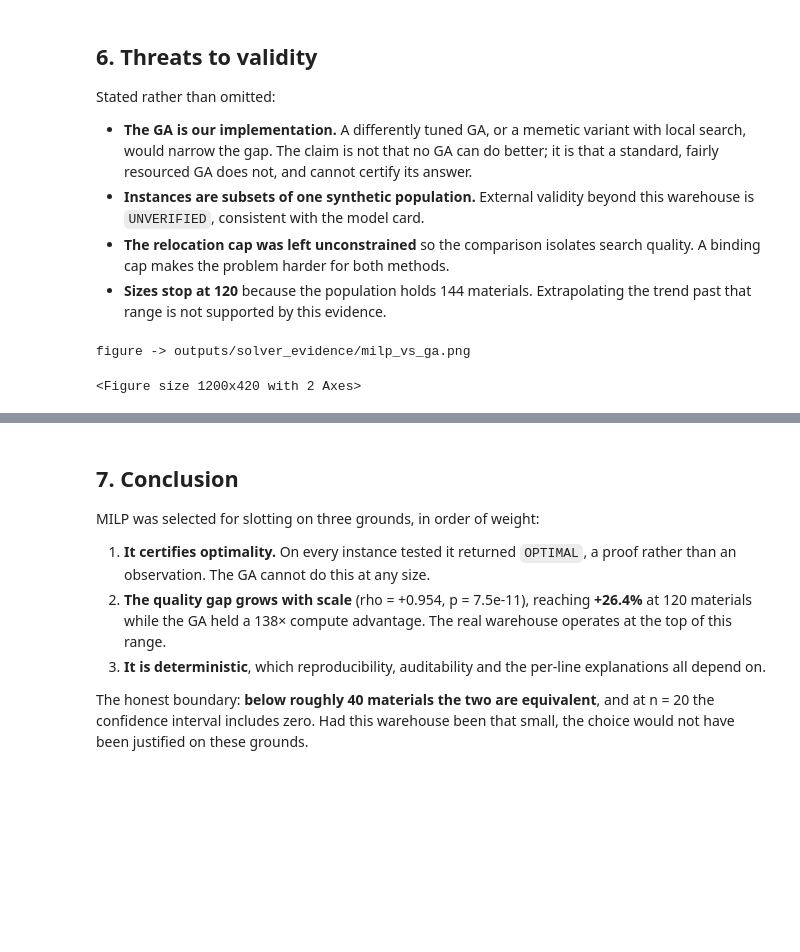
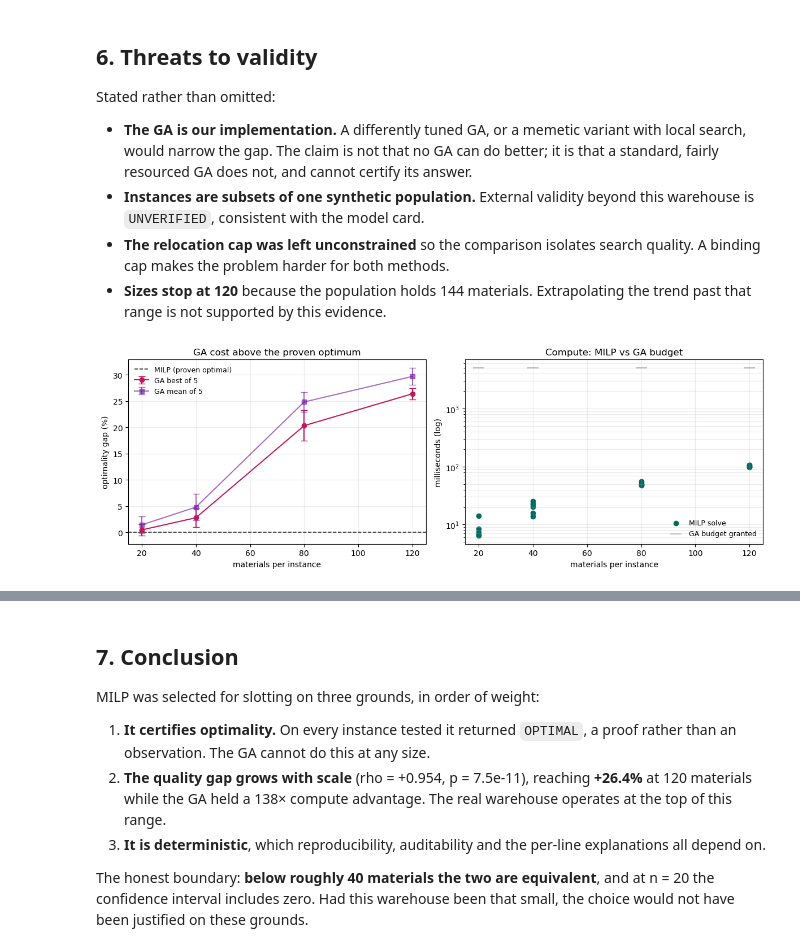
Before and after one commit to Oxshadha/OptiWMS, a Jupyter notebook: Ai miroservices/modeling/v8_controlled_synthetic_validation/solver_selection_milp_vs_ga.ipynb, the cells around one changed output, grey strips where cells are left out. Cells and saved outputs as stored; diff of their text form; code cells hidden in the pictures; blank space fills up the shorter version.

```diff
--- a/Ai miroservices/modeling/v8_controlled_synthetic_validation/solver_selection_milp_vs_ga.ipynb
+++ b/Ai miroservices/modeling/v8_controlled_synthetic_validation/solver_selection_milp_vs_ga.ipynb
@@ -235,35 +235,32 @@ Stated rather than omitted:
 - **Sizes stop at 120** because the population holds 144 materials. Extrapolating the
   trend past that range is not supported by this evidence.
 # %%
-import matplotlib
-matplotlib.use("Agg")
+%matplotlib inline
 import matplotlib.pyplot as plt
 
 fig, ax = plt.subplots(1, 2, figsize=(12, 4.2))
 g = df.groupby("size")
 
 ax[0].errorbar(g.gap_best_pct.mean().index, g.gap_best_pct.mean().values,
                yerr=g.gap_best_pct.std().values, marker="o", capsize=4,
                color="#C2185B", label="GA best of 5")
 ax[0].errorbar(g.gap_mean_pct.mean().index, g.gap_mean_pct.mean().values,
                yerr=g.gap_mean_pct.std().values, marker="s", capsize=4,
                color="#7B1FA2", alpha=.65, label="GA mean of 5")
 ax[0].axhline(0, color="#333", lw=1.2, ls="--", label="MILP (proven optimal)")
 ax[0].set_xlabel("materials per instance"); ax[0].set_ylabel("optimality gap (%)")
 ax[0].set_title("GA cost above the proven optimum"); ax[0].legend(frameon=False, fontsize=9)
 ax[0].grid(alpha=.25)
 
 ax[1].scatter(df["size"], df.milp_seconds*1000, color="#00695C", label="MILP solve")
 ax[1].scatter(df["size"], df.ga_budget*1000, color="#BDBDBD", marker="_", s=200,
               label="GA budget granted")
 ax[1].set_yscale("log"); ax[1].set_xlabel("materials per instance")
 ax[1].set_ylabel("milliseconds (log)"); ax[1].set_title("Compute: MILP vs GA budget")
 ax[1].legend(frameon=False, fontsize=9); ax[1].grid(alpha=.25, which="both")
 
 fig.tight_layout()
 fig.savefig("outputs/solver_evidence/milp_vs_ga.png", dpi=150)
-print("figure -> outputs/solver_evidence/milp_vs_ga.png")
-fig
+plt.show()
 # %% [output]
-figure -> outputs/solver_evidence/milp_vs_ga.png
-<Figure size 1200x420 with 2 Axes>
+[figure, added]
```
Also changed, not shown: parts of 1 cell of this notebook, 1 other file.
